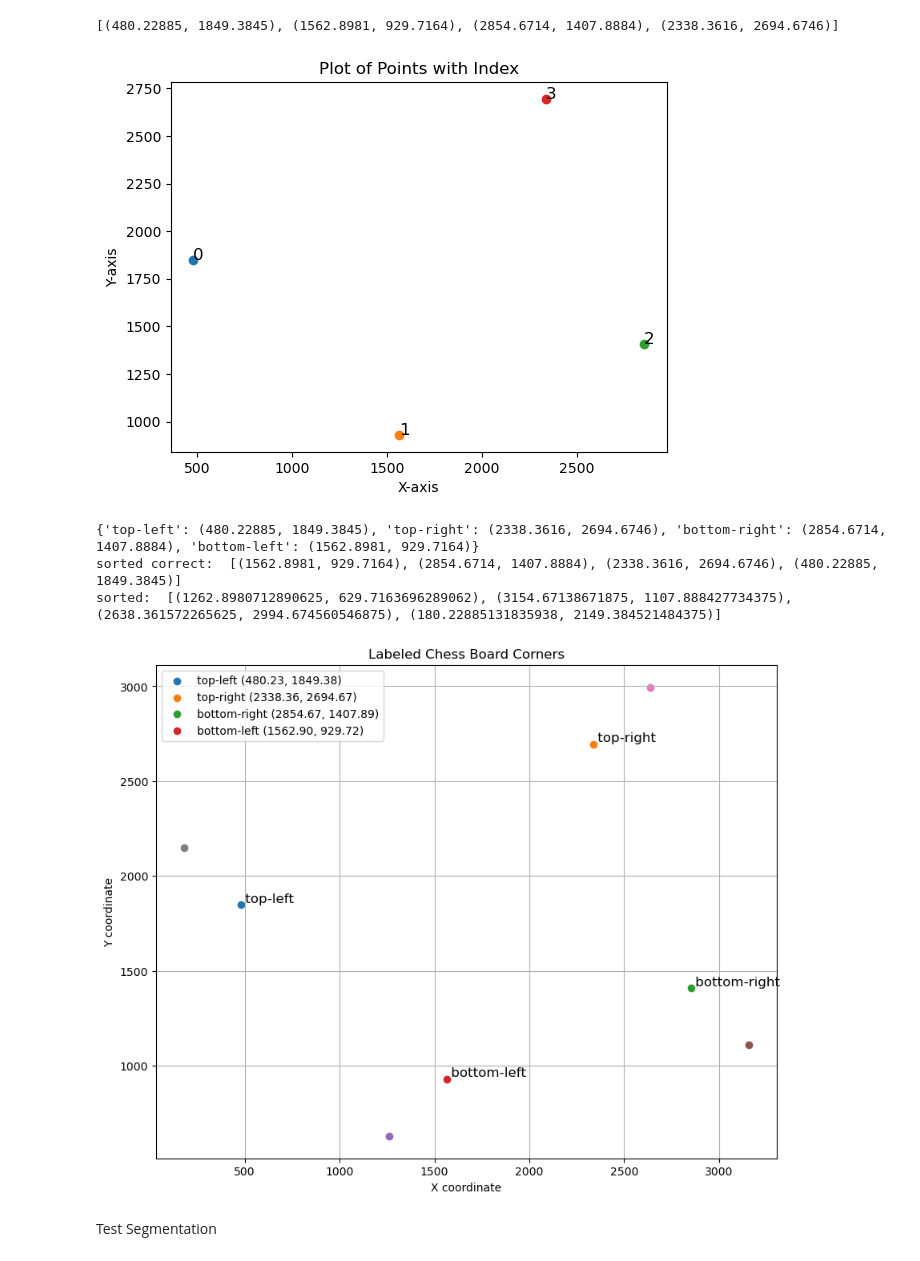
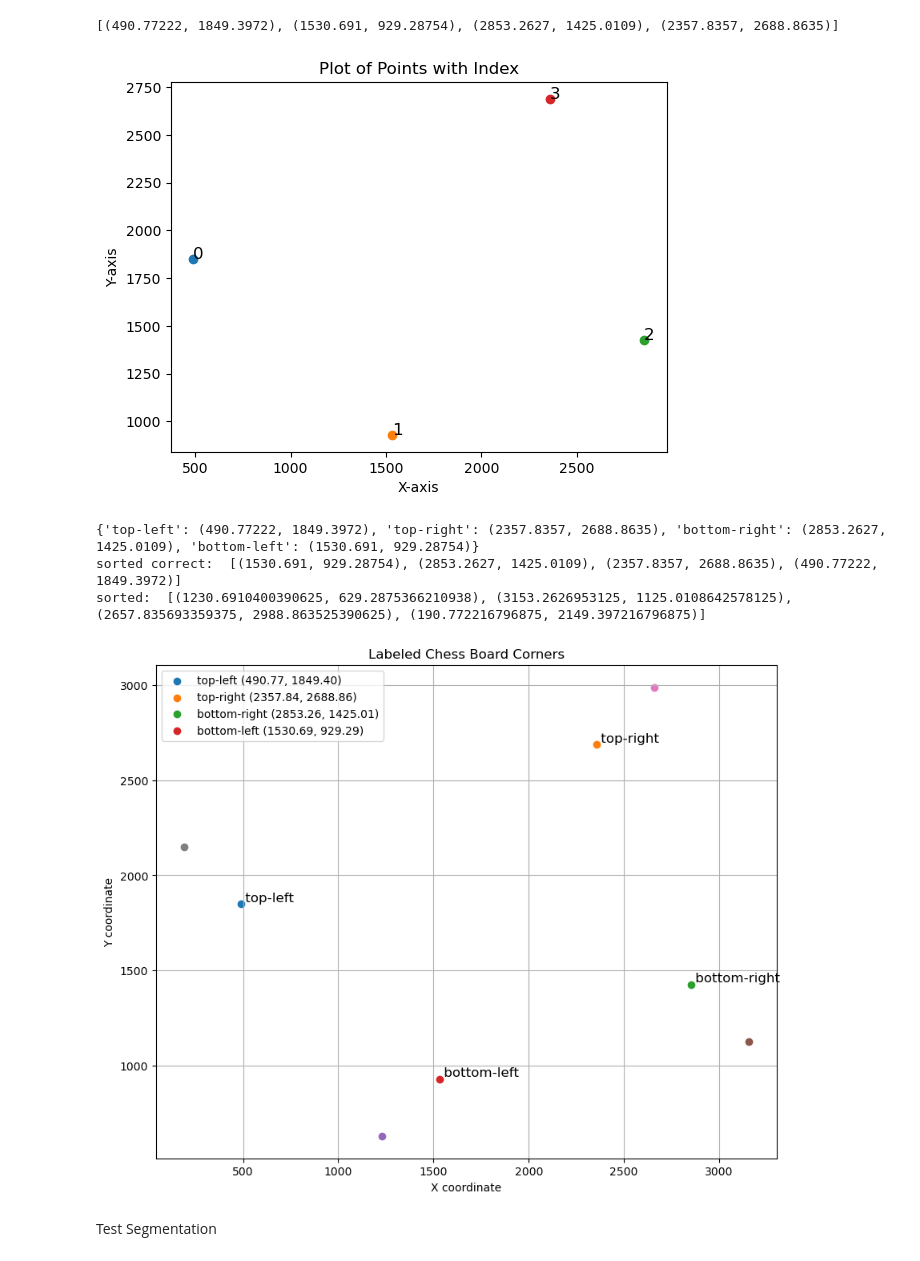
Before and after one commit to MichielCreemers/ChessVision, a Jupyter notebook: test.ipynb, the cells around one changed output. Drawn from its saved outputs; the diff is of its cells as text; code cells hidden in the pictures.

Commit message:
Working: image to FEN

```diff
--- a/test.ipynb
+++ b/test.ipynb
@@ -15,7 +15,7 @@ import board.corners as corners
 import warnings
 warnings.filterwarnings("ignore")
 # %%
-corners_model = YOLO('models/corners.pt')
+corners_model = YOLO('models/corners2.pt')
 img_path = 'images/test_images/img_2.jpg'
 
 #error
@@ -39,6 +39,6 @@ Speed: 4.0ms preprocess, 23.0ms inference, 5.0ms postprocess per image at shape
 [figure]
 # %%
-sorted_corners = corners.get_sorted_corner_coordinates(results, offsetx=250, offsety=250)
+sorted_corners = corners.get_corner_coordinates(results, offsetx=250, offsety=250)
 print(sorted_corners)
 
 # Plot the points and label them with their index
@@ -54,39 +54,39 @@ plt.title('Plot of Points with Index')
 # Show the plot
 plt.show()
 
 # label corners
 labeled_corners, sorted_c = corners.label_and_sort_corners(sorted_corners)
 print(labeled_corners)
 print("sorted correct: ", sorted_c)
 
 # Plotting
 plt.figure(figsize=(10, 8))
 for label, (x, y) in labeled_corners.items():
     plt.scatter(x, y, label=f'{label} ({x:.2f}, {y:.2f})')  # Plot each corner with a label
     plt.text(x, y, f' {label}', fontsize=12, verticalalignment='bottom')  # Add text labels to the plot
 
 # Add offset
 sorted_c = corners.add_offset(sorted_c, offsetx=300, offsety=300)
 print("sorted: ", sorted_c)
 # Plot the points and label them with their index
 for (x, y) in sorted_c:
     plt.scatter(x, y)
     # plt.text(point[0], point[1], str(i), fontsize=12)
 
 plt.title('Labeled Chess Board Corners')
 plt.xlabel('X coordinate')
 plt.ylabel('Y coordinate')
 plt.legend()
 plt.grid(True)
 plt.axis('equal')  # Equal scaling of x and y axes
 plt.show()
 # %% [output]
-[(480.22885, 1849.3845), (1562.8981, 929.7164), (2854.6714, 1407.8884), (2338.3616, 2694.6746)]
+[(490.77222, 1849.3972), (1530.691, 929.28754), (2853.2627, 1425.0109), (2357.8357, 2688.8635)]
-[figure, old version]
+[figure, new version]
-{'top-left': (480.22885, 1849.3845), 'top-right': (2338.3616, 2694.6746), 'bottom-right': (2854.6714, 1407.8884), 'bottom-left': (1562.8981, 929.7164)}
-sorted correct:  [(1562.8981, 929.7164), (2854.6714, 1407.8884), (2338.3616, 2694.6746), (480.22885, 1849.3845)]
-sorted:  [(1262.8980712890625, 629.7163696289062), (3154.67138671875, 1107.888427734375), (2638.361572265625, 2994.674560546875), (180.22885131835938, 2149.384521484375)]
+{'top-left': (490.77222, 1849.3972), 'top-right': (2357.8357, 2688.8635), 'bottom-right': (2853.2627, 1425.0109), 'bottom-left': (1530.691, 929.28754)}
+sorted correct:  [(1530.691, 929.28754), (2853.2627, 1425.0109), (2357.8357, 2688.8635), (490.77222, 1849.3972)]
+sorted:  [(1230.6910400390625, 629.2875366210938), (3153.2626953125, 1125.0108642578125), (2657.835693359375, 2988.863525390625), (190.772216796875, 2149.397216796875)]
-[figure, old version]
+[figure, new version]
 # %%
 # load image
 image = cv2.imread(img_path)
```
Also changed, not shown: parts of 2 cells of this notebook, 8 other files.
